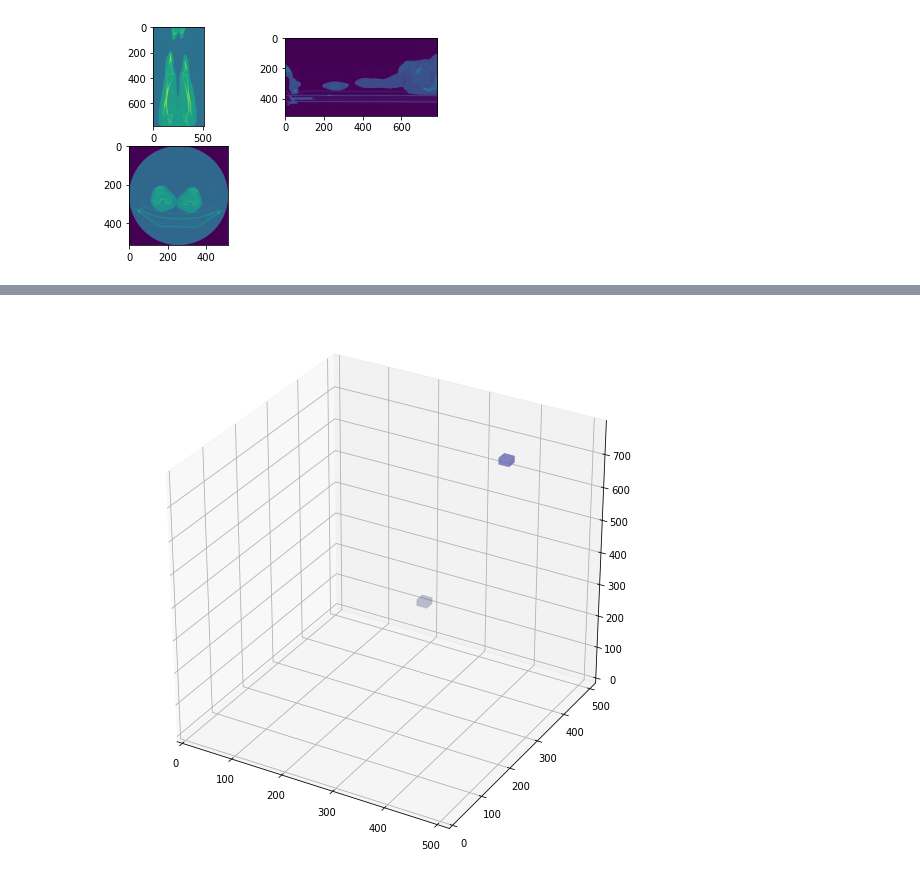
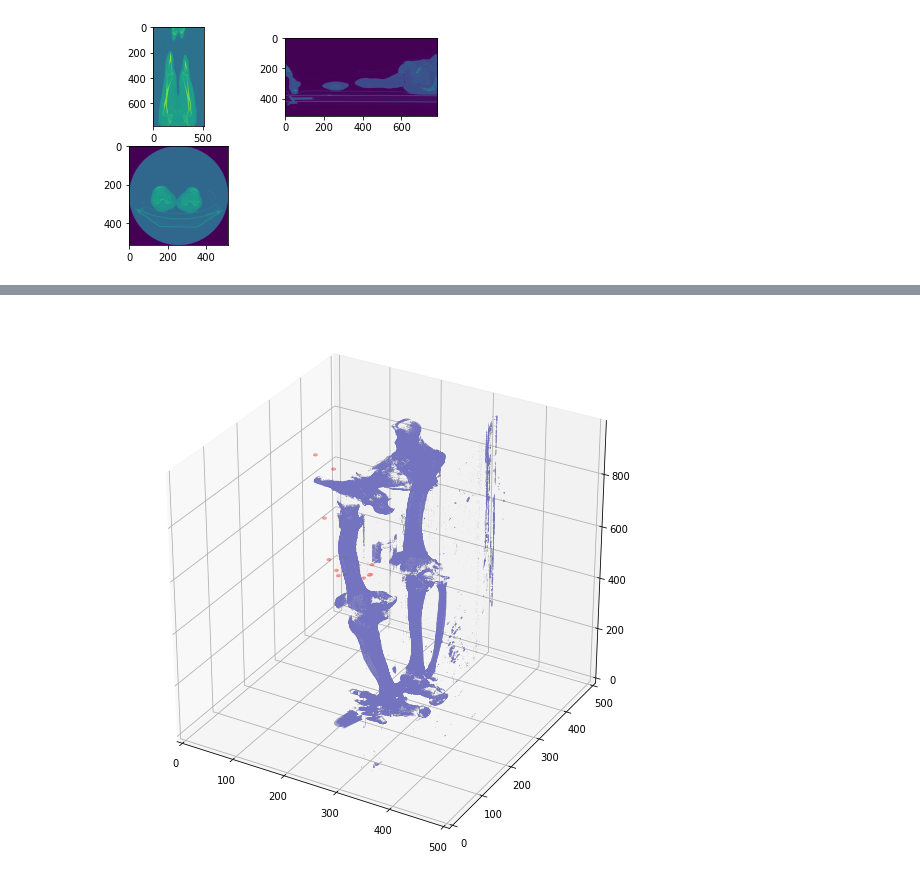
Before and after one commit to raminrafi/Regression-Model---Detection-of-Landmarks-on-Knee-Joints-Using-CSV-Data, a Jupyter notebook: reslice.ipynb, the cells around one changed output, grey strips where cells are left out. Saved outputs shown, nothing was run; the diff lists cells and outputs as text; code cells hidden in the pictures.

```diff
--- a/reslice.ipynb
+++ b/reslice.ipynb
@@ -188,7 +202,8 @@ def plot_3d(p, label=None):
     # Position the scan upright,
     # so the head of the patient would be at the top facing the
     # camera
-    # p = image  # .transpose(2,1,0)
+    # p = image.transpose(2,1,0)
+    # p = image.transpose(1,0,2)
 
     fig = plt.figure(figsize=(10, 10))
     ax = fig.add_subplot(111, projection='3d')
@@ -197,7 +212,7 @@ def plot_3d(p, label=None):
     if label is not None:
         verts, faces, _, _ = measure.marching_cubes_lewiner(label)
         mesh = Poly3DCollection(verts[faces], alpha=0.20)
-        face_color = [0.45, 0.45, 0.75]
+        face_color = 'red'
         mesh.set_facecolor(face_color)
         ax.add_collection3d(mesh)
 
@@ -261,14 +263,12 @@ for index, row in data.iterrows():
 # %%
-mark_img = np.zeros(img_shape)
-x = np.zeros(img_shape)
+mark_img = np.zeros(imgs_after_resamp.shape)
+# x = np.zeros(img_shape)
 
-cude_size = 10
+cude_size = 3
 for i in range(-cude_size, cude_size):
     for j in range(-cude_size, cude_size):
         for k in range(-cude_size, cude_size):
-            mark_img[i+400, j+400, 720+k] = 5200
-            x[i+300, j+300, 320+k] = 5200
+            for index, row in data.iterrows():
+                mark_img[i+int(row['x']), j+int(row['y']), k+int(row['z'])] = 5200
 
-plot_3d(mark_img, x)
+# plot_3d(imgs_after_resamp, mark_img)
-# %% [output]
-[figure, removed]
@@ -277,0 +275,4 @@ plot_3d(mark_img, x)
+# %%
+plot_3d(imgs_after_resamp, mark_img)
+# %% [output]
+[figure, added]
```
Also changed, not shown: parts of 15 cells of this notebook, 8 other files.
